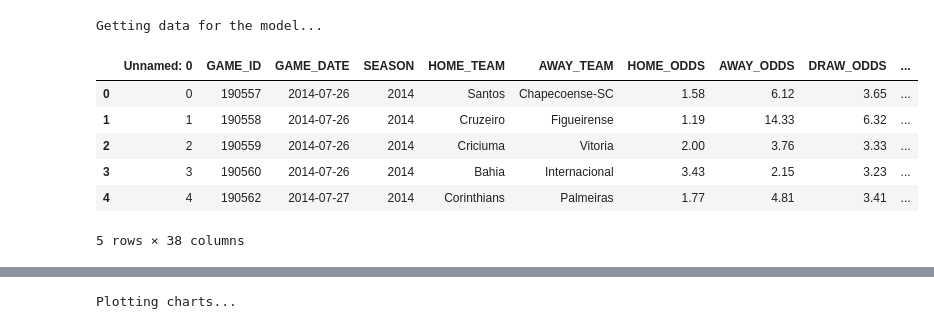
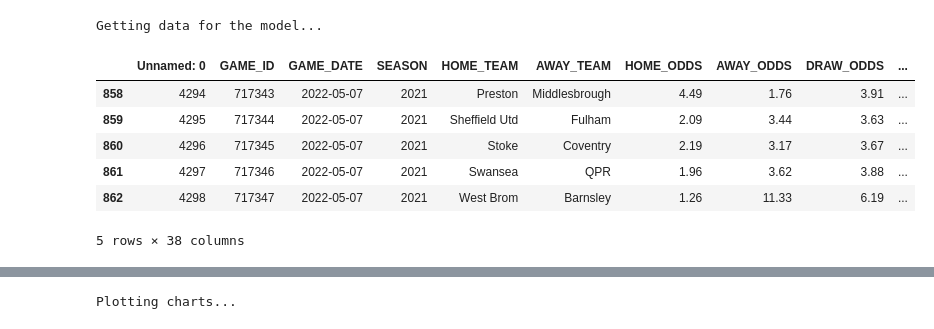
Before and after one commit to caiomelo22/football-predictor, a Jupyter notebook: predictor.ipynb, the cells around one changed output, grey strips where cells are left out. Drawn from its saved outputs; the diff is of its cells as text; code cells hidden in the pictures.

```diff
--- a/predictor.ipynb
+++ b/predictor.ipynb
@@ -19,7 +19,13 @@ from sklearn.metrics import confusion_matrix, accuracy_score
 import pickle
 from IPython.display import clear_output
 # %%
-league_id = 71 # Choose the league id
+league_id = 40 # Choose the league id
+
+season_file = '2012-2022'
+
+first_season_train = 2020
+season_test = 2021
+
 min_threshold = 1.75
 max_threshold = 10
 
@@ -119,14 +120,14 @@ y = dataset.iloc[:, -1].values
 # %% [output]
 Getting data for the model...
 # %%
-dataset.head()
+dataset.tail()
 # %% [output]
 |  | Unnamed: 0 | GAME_ID | GAME_DATE | SEASON | HOME_TEAM | AWAY_TEAM | HOME_ODDS | AWAY_ODDS | DRAW_ODDS | ... |
-| 0 | 0 | 190557 | 2014-07-26 | 2014 | Santos | Chapecoense-SC | 1.58 | 6.12 | 3.65 | ... |
-| 1 | 1 | 190558 | 2014-07-26 | 2014 | Cruzeiro | Figueirense | 1.19 | 14.33 | 6.32 | ... |
-| 2 | 2 | 190559 | 2014-07-26 | 2014 | Criciuma | Vitoria | 2.00 | 3.76 | 3.33 | ... |
-| 3 | 3 | 190560 | 2014-07-26 | 2014 | Bahia | Internacional | 3.43 | 2.15 | 3.23 | ... |
-| 4 | 4 | 190562 | 2014-07-27 | 2014 | Corinthians | Palmeiras | 1.77 | 4.81 | 3.41 | ... |
+| 858 | 4294 | 717343 | 2022-05-07 | 2021 | Preston | Middlesbrough | 4.49 | 1.76 | 3.91 | ... |
+| 859 | 4295 | 717344 | 2022-05-07 | 2021 | Sheffield Utd | Fulham | 2.09 | 3.44 | 3.63 | ... |
+| 860 | 4296 | 717345 | 2022-05-07 | 2021 | Stoke | Coventry | 2.19 | 3.17 | 3.67 | ... |
+| 861 | 4297 | 717346 | 2022-05-07 | 2021 | Swansea | QPR | 1.96 | 3.62 | 3.88 | ... |
+| 862 | 4298 | 717347 | 2022-05-07 | 2021 | West Brom | Barnsley | 1.26 | 11.33 | 6.19 | ... |
 5 rows × 38 columns
 # %%
 def train_lr_model(dataset):
```
Also changed, not shown: parts of 9 cells of this notebook, 2 other files.
